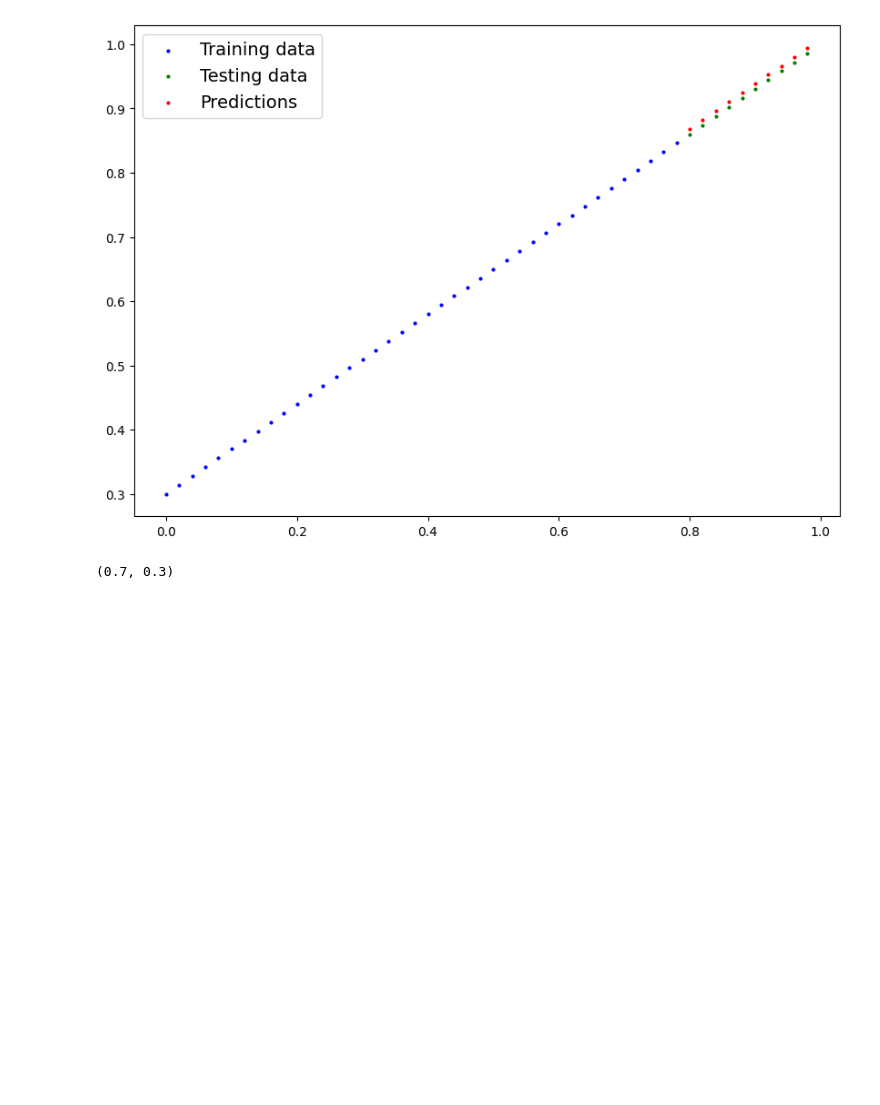
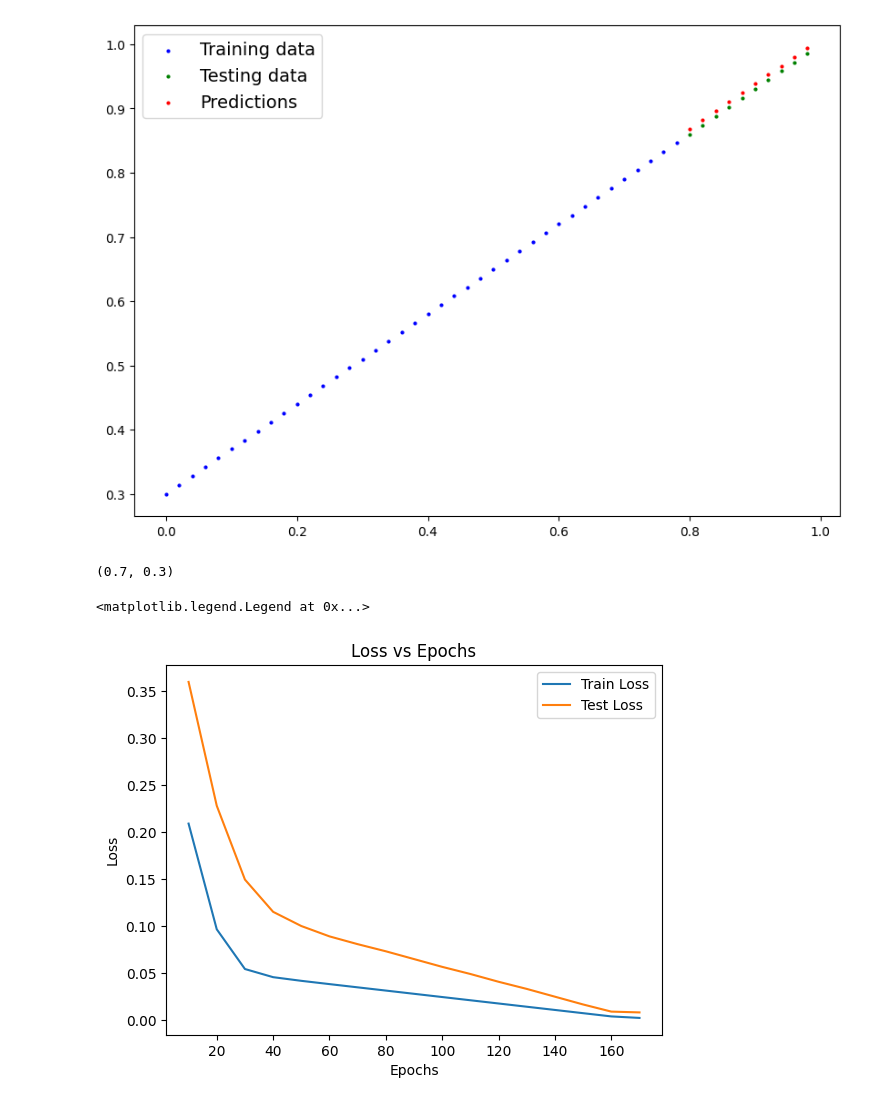
Before and after one commit to RohanVarmaP/Deep-Learning, a Jupyter notebook: pytorch/01_Intro_to_pytorch_workflow.ipynb, the cells around one changed output. Cells and saved outputs as stored; diff of their text form; code cells hidden in the pictures; blank space fills up the shorter version.

Commit message:
testing and ploting loss vs epochs

```diff
--- a/pytorch/01_Intro_to_pytorch_workflow.ipynb
+++ b/pytorch/01_Intro_to_pytorch_workflow.ipynb
@@ -196,6 +196,11 @@ optimizer=torch.optim.SGD(params=model_0.parameters(),lr=0.01)# Stochastic Gradi
 # %%
 torch.manual_seed(42) #set the random seed for reproducibility
 epochs=170
+
+#tracking different values
+epoch_count=[]
+loss_values=[]
+test_loss_values=[]
 
 for epoch in range(epochs):
     model_0.train() #train the model
@@ -207,13 +212,18 @@ for epoch in range(epochs):
     loss.backward() #backpropagation
     optimizer.step() #update the weights
     model_0.eval() #set the model to evaluation mode
-    print(f"Model parameters: {model_0.state_dict()}") #print the model parameters
+
 
     ##Testing code
     with torch.inference_mode():# inference mode is used for making predictions without tracking gradients
         y_preds=model_0(X_test)
         test_loss=loss_fn(y_preds,Y_test)
         print(f'Epochs: {epoch+1} | Test Loss: {test_loss.item()}') #print the test loss
+        if epoch % 10 == 9:
+            epoch_count.append(epoch+1)
+            loss_values.append(loss.item())
+            test_loss_values.append(test_loss.item())
+            print(f"Model parameters: {model_0.state_dict()}") #print the model parameters
 plot_pred(train_data=X_train, train_labels=Y_train, test_data=X_test, test_labels=Y_test, predictions=y_pred.detach().numpy() ) #plot the predictions
 plot_pred(predictions=y_preds)
 # %% [output]
@@ -240,3 +250,13 @@ Epochs: 170 | Test Loss: 0.008447891101241112
 weight, bias
 # %% [output]
 (0.7, 0.3)
+# %%
+plt.plot(epoch_count,loss_values, label='Train Loss')
+plt.plot(epoch_count,test_loss_values, label='Test Loss')
+plt.title('Loss vs Epochs')
+plt.ylabel('Loss')
+plt.xlabel('Epochs')
+plt.legend()
+# %% [output]
+<matplotlib.legend.Legend at 0x...>
+[figure, added]
```
Also changed, not shown: parts of 1 cell of this notebook.
